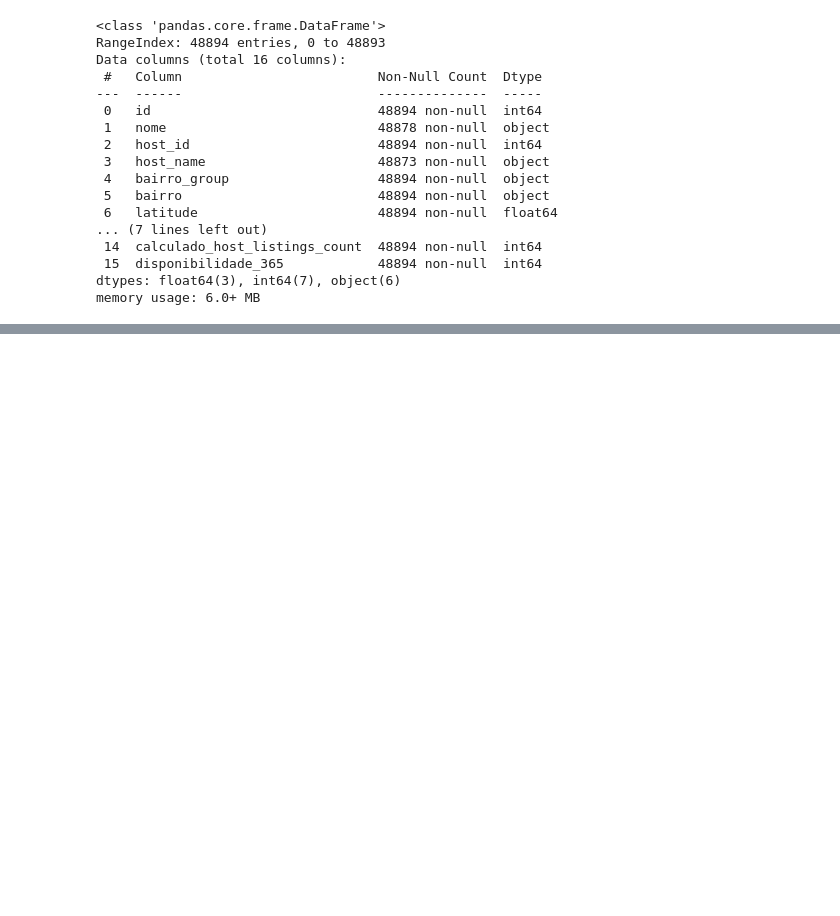
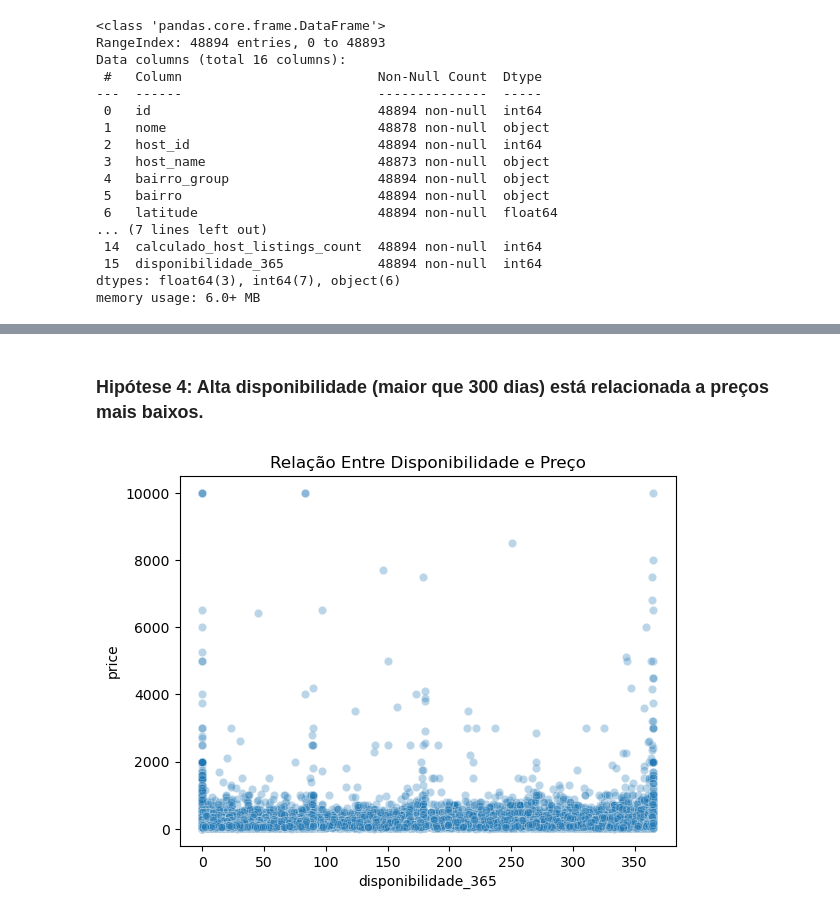
Before and after one commit to viniciusaprazeres/lighthouse-ciencia-de-dados, a Jupyter notebook: analise_eda.ipynb, the cells around one changed output, grey strips where cells are left out. Cells and saved outputs as stored; diff of their text form; code cells hidden in the pictures; blank space fills up the shorter version.

```diff
--- a/analise_eda.ipynb
+++ b/analise_eda.ipynb
@@ -67,0 +103,9 @@ df_precificacao.describe()
+# %% [markdown]
+### Hipótese 4: Alta disponibilidade (maior que 300 dias) está relacionada a preços mais baixos.
+# %%
+# Criando um gráfico de dispersão com correlação entre disponibilidade e preço
+sns.scatterplot(df_precificacao, x='disponibilidade_365', y='price', alpha=0.3)
+plt.title('Relação Entre Disponibilidade e Preço')
+plt.show()
+# %% [output]
+[figure, added]
```
Also changed, not shown: parts of 7 cells of this notebook.
